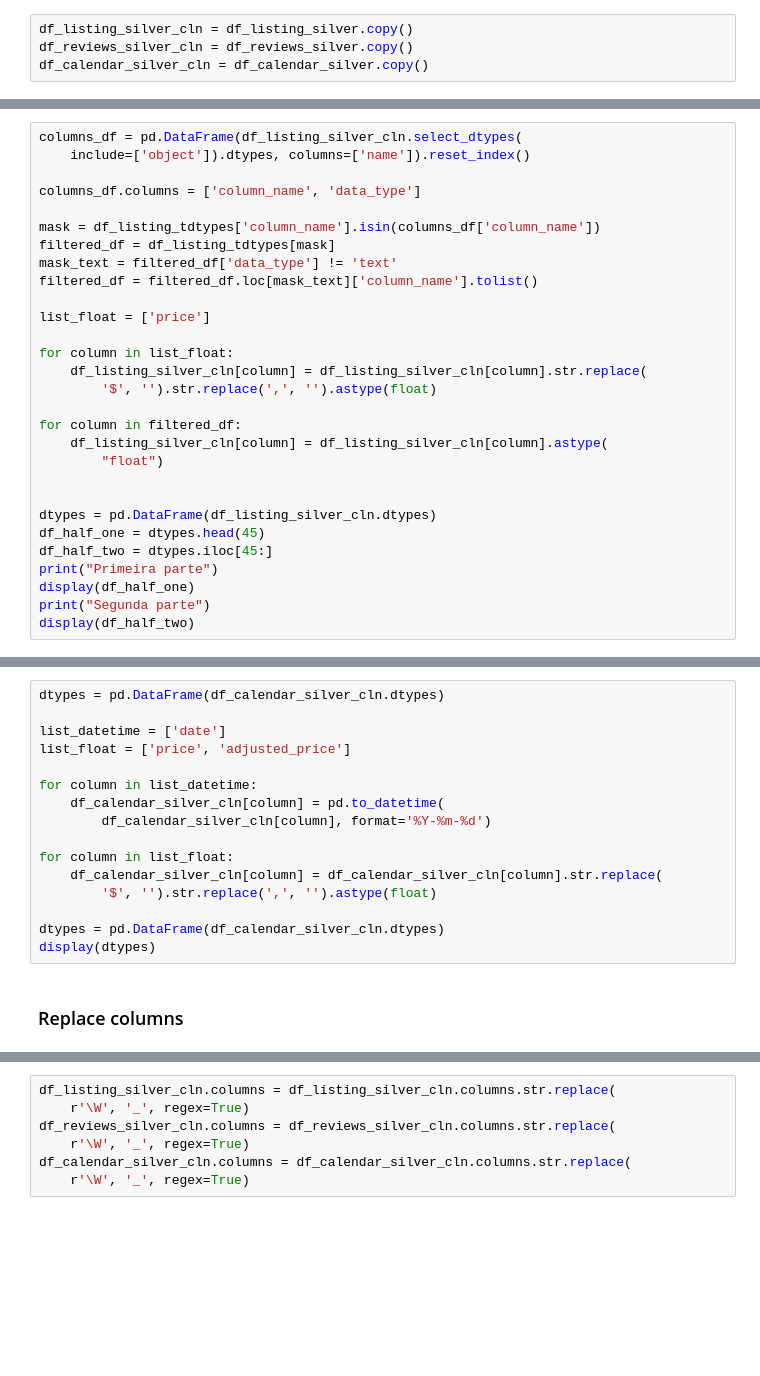
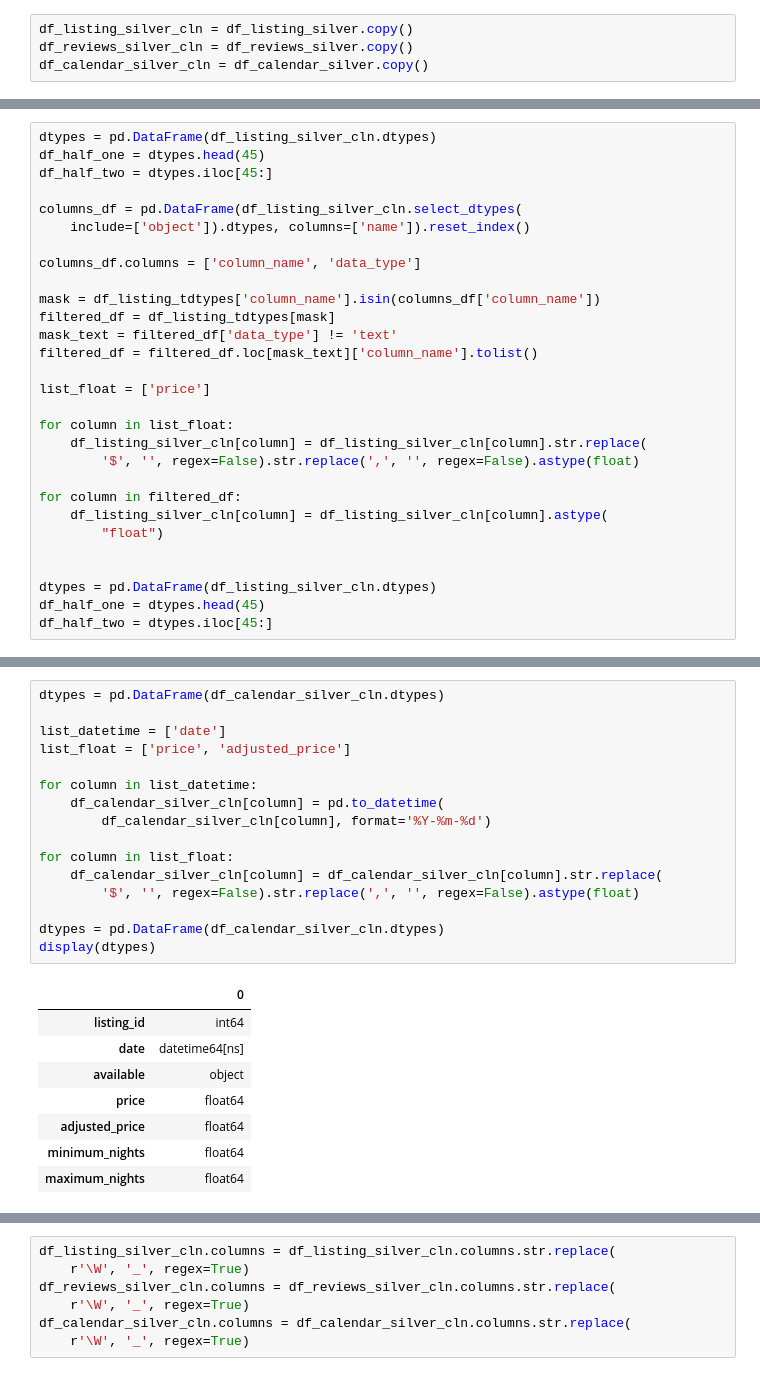
Before and after one commit to JuanCampbsi/analytics_engineering_airbnb, a Jupyter notebook: src/silver/data_quality.ipynb, the cells around one changed output, grey strips where cells are left out. Cells and saved outputs as stored; diff of their text form; blank space fills up the shorter version.

```diff
--- a/src/silver/data_quality.ipynb
+++ b/src/silver/data_quality.ipynb
@@ -65,4 +58,8 @@ display(df_half_two)
 # %%
+dtypes = pd.DataFrame(df_listing_silver_cln.dtypes)
+df_half_one = dtypes.head(45)
+df_half_two = dtypes.iloc[45:]
+
 columns_df = pd.DataFrame(df_listing_silver_cln.select_dtypes(
     include=['object']).dtypes, columns=['name']).reset_index()
 
@@ -77,7 +74,7 @@ list_float = ['price']
 
 for column in list_float:
     df_listing_silver_cln[column] = df_listing_silver_cln[column].str.replace(
-        '$', '').str.replace(',', '').astype(float)
+        '$', '', regex=False).str.replace(',', '', regex=False).astype(float)
 
 for column in filtered_df:
     df_listing_silver_cln[column] = df_listing_silver_cln[column].astype(
@@ -87,10 +84,6 @@ for column in filtered_df:
 dtypes = pd.DataFrame(df_listing_silver_cln.dtypes)
 df_half_one = dtypes.head(45)
 df_half_two = dtypes.iloc[45:]
-print("Primeira parte")
-display(df_half_one)
-print("Segunda parte")
-display(df_half_two)
 # %%
 dtypes = pd.DataFrame(df_reviews_silver_cln.dtypes)
 
@@ -105,18 +106,25 @@ display(dtypes)
 # %%
 dtypes = pd.DataFrame(df_calendar_silver_cln.dtypes)
 
 list_datetime = ['date']
 list_float = ['price', 'adjusted_price']
 
 for column in list_datetime:
     df_calendar_silver_cln[column] = pd.to_datetime(
         df_calendar_silver_cln[column], format='%Y-%m-%d')
 
 for column in list_float:
     df_calendar_silver_cln[column] = df_calendar_silver_cln[column].str.replace(
-        '$', '').str.replace(',', '').astype(float)
+        '$', '', regex=False).str.replace(',', '', regex=False).astype(float)
 
 dtypes = pd.DataFrame(df_calendar_silver_cln.dtypes)
 display(dtypes)
+# %% [output]
+|  | 0 |
+| listing_id | int64 |
+| date | datetime64[ns] |
+| available | object |
+| price | float64 |
+| adjusted_price | float64 |
+| minimum_nights | float64 |
+| maximum_nights | float64 |
-# %% [markdown]
-### Replace columns
```
Also changed, not shown: parts of 46 cells of this notebook, 17 other files.
